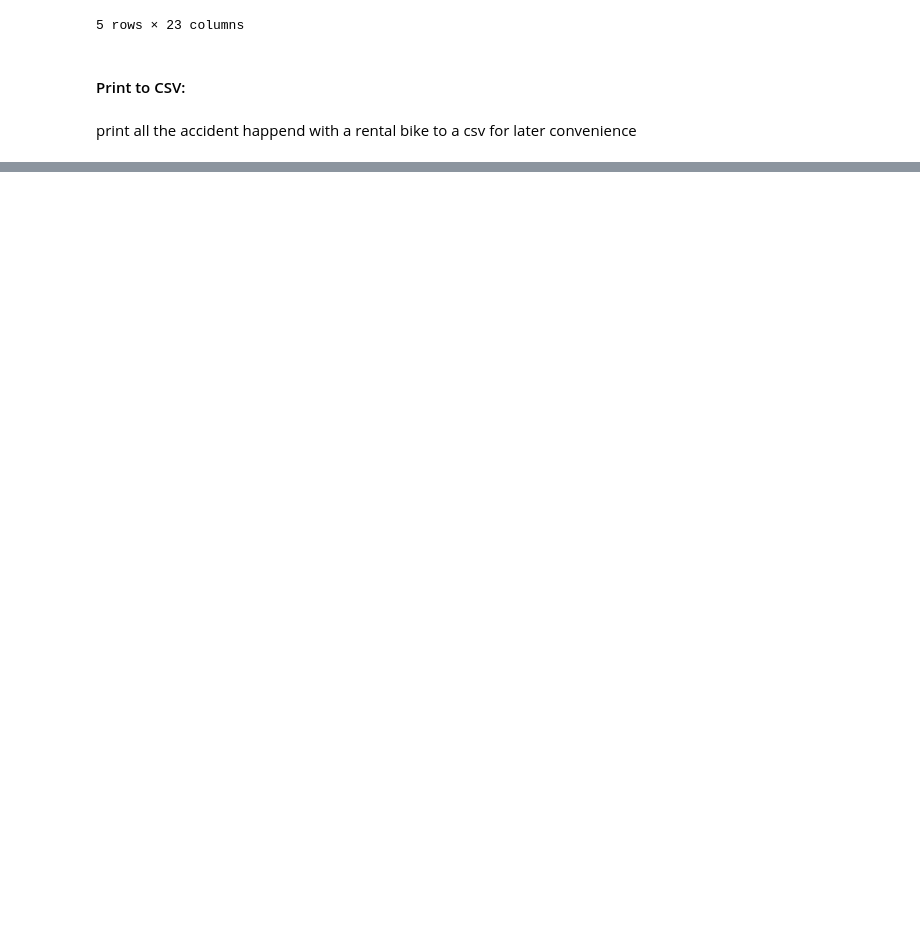
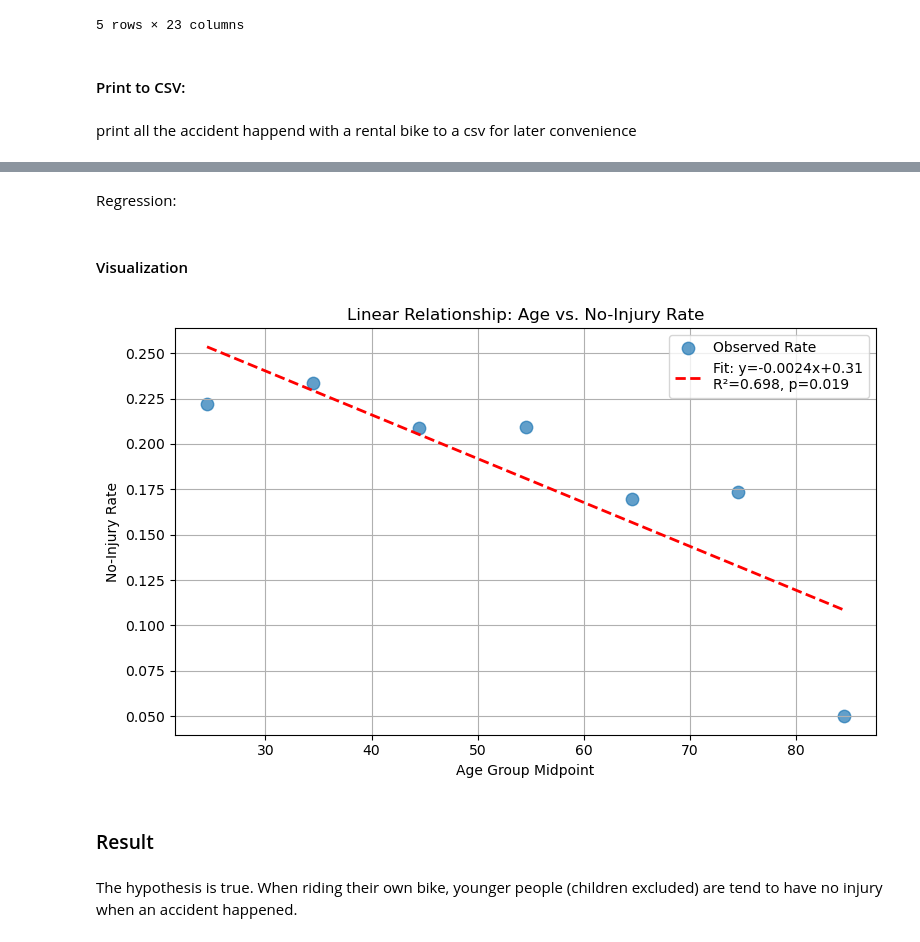
Before and after one commit to kelseyyiting/2025SpringFinalPrj, a Jupyter notebook: finalprj.ipynb, the cells around one changed output, grey strips where cells are left out. Drawn from its saved outputs; the diff is of its cells as text; code cells hidden in the pictures; blank space fills up the shorter version.

```diff
--- a/finalprj.ipynb
+++ b/finalprj.ipynb
@@ -359,0 +515,4 @@ the amount of crashes:
+# %%
+bins=list(range(20,91,10))
+labels = [f'{i}-{i+9}' for i in bins[:-1]]
+df['AgeGroup'] = pd.cut(df['AGE'], bins=bins, labels=labels, right=False)
@@ -359,0 +529,3 @@ the amount of crashes:
+# %%
+grouped = df.groupby('AgeGroup')['NoInjury'].agg(['mean','count']).reset_index()
+grouped.rename(columns={'mean':'NoInjuryRate','count':'TotalCrashes'}, inplace=True)
@@ -359,0 +543,2 @@ the amount of crashes:
+# %% [markdown]
+Regression:
@@ -359,0 +548,30 @@ the amount of crashes:
+# %%
+grouped['AgeMid']=grouped['AgeGroup'].apply(lambda x : np.mean([int(i) for i in x.split('-')]))
+# %%
+slope, intercept, r_value, p_value, std_err = stats.linregress(
+    grouped['AgeMid'],
+    grouped['NoInjuryRate'])
+# %% [markdown]
+#### Visualization
+# %%
+plt.figure(figsize=(8,5))
+plt.scatter(grouped['AgeMid'], grouped['NoInjuryRate'], s=80, alpha=0.7, label='Observed Rate')
+
+x_vals = np.array([grouped['AgeMid'].min(), grouped['AgeMid'].max()])
+y_vals = intercept + slope * x_vals
+plt.plot(x_vals, y_vals, 'r--', linewidth=2,
+         label=f'Fit: y={slope:.4f}x+{intercept:.2f}\nR²={r_value**2:.3f}, p={p_value:.3f}')
+
+plt.xlabel('Age Group Midpoint')
+plt.ylabel('No-Injury Rate')
+plt.title('Linear Relationship: Age vs. No-Injury Rate')
+plt.legend()
+plt.grid(True)
+plt.tight_layout()
+plt.show()
+# %% [output]
+[figure, added]
+# %% [markdown]
+### Result
+# %% [markdown]
+The hypothesis is true. When riding their own bike, younger people (children excluded) are tend to have no injury when an accident happened.
```
Also changed, not shown: parts of 41 cells of this notebook.
